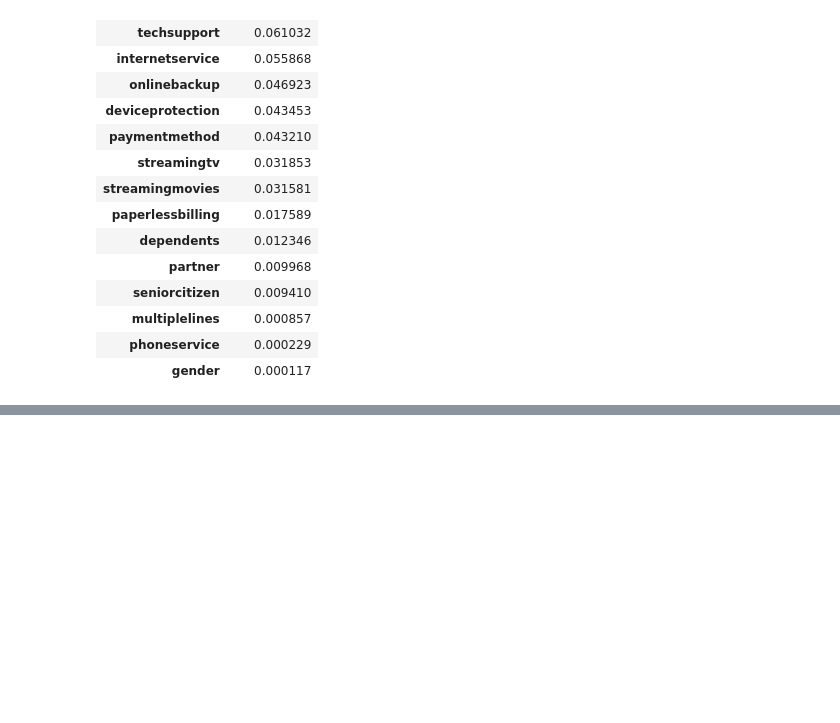
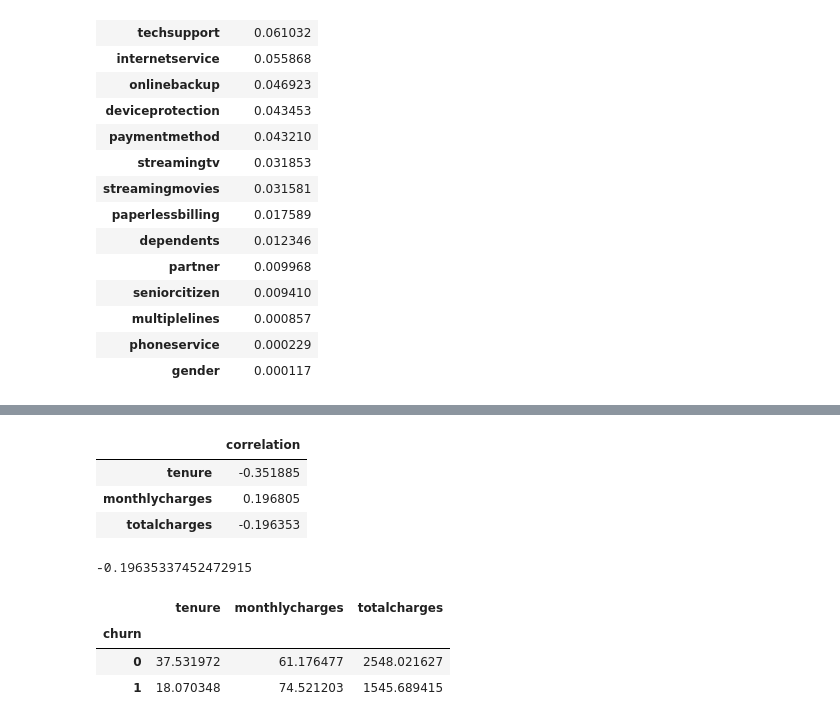
Before and after one commit to jamesczq/machine-learning-bootcamp, a Jupyter notebook: 03-classification-churn.ipynb, the cells around one changed output, grey strips where cells are left out. Drawn from its saved outputs; the diff is of its cells as text; code cells hidden in the pictures; blank space fills up the shorter version.

```diff
--- a/03-classification-churn.ipynb
+++ b/03-classification-churn.ipynb
@@ -368,0 +366,26 @@ df_mutual_info
+# %%
+df_train_val[numerical].corrwith(df_train_val['churn']).to_frame('correlation')
+# %% [output]
+|  | correlation |
+| tenure | -0.351885 |
+| monthlycharges | 0.196805 |
+| totalcharges | -0.196353 |
+# %%
+def compute_pearson_correlation(arr1, arr2):
+    mu1, mu2 = np.mean(arr1), np.mean(arr2)
+    Arr1, Arr2 = arr1 - mu1, arr2 - mu2
+    corr = np.dot(Arr1, Arr2) / np.sqrt(np.dot(Arr1, Arr1) * np.dot(Arr2, Arr2))
+    return corr
+
+arr1 = df_train_val.totalcharges.values
+arr2 = df_train_val.churn.values
+compute_pearson_correlation(arr1, arr2)
+# %% [output]
+-0.19635337452472915
+# %%
+df_train_val.groupby(by='churn')[numerical].mean()
+# %% [output]
+|  | tenure | monthlycharges | totalcharges |
+| churn |  |  |  |
+| 0 | 37.531972 | 61.176477 | 2548.021627 |
+| 1 | 18.070348 | 74.521203 | 1545.689415 |
```
Also changed, not shown: parts of 43 cells of this notebook.
